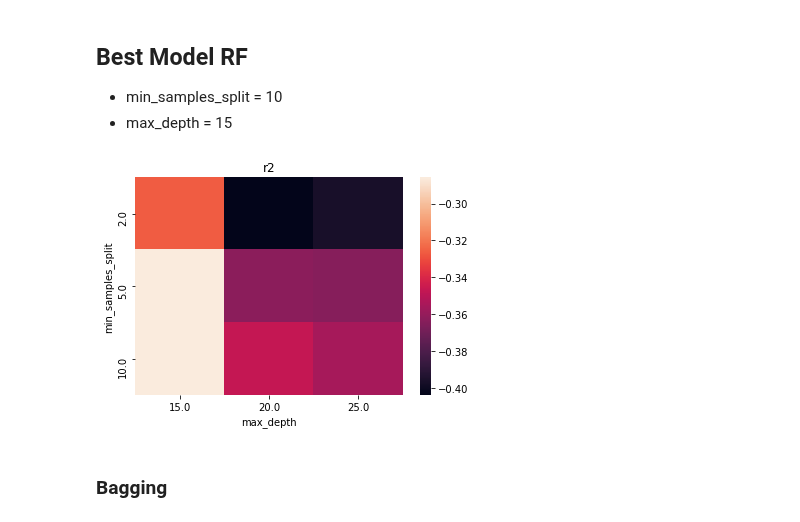
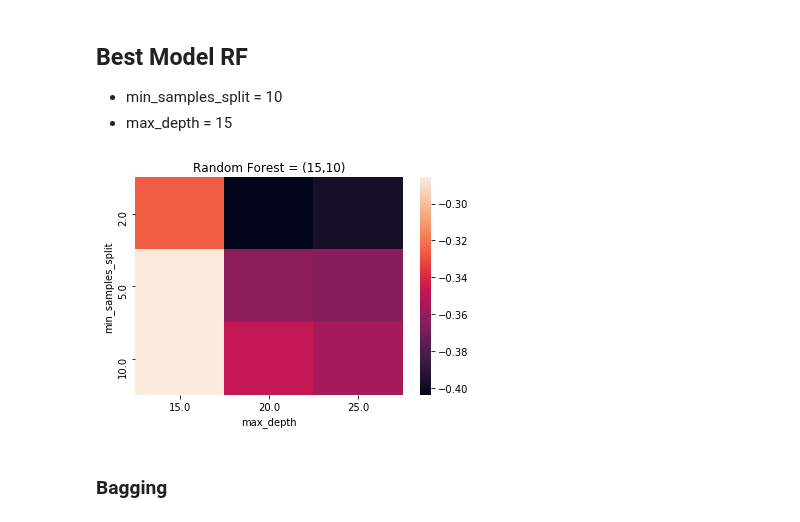
Before and after one commit to meenmo/Forecasting_Stock_Returns_via_Supervised_Learning, a Jupyter notebook: Code/AAT-DT_v12.ipynb, the cells around one changed output. Cells and saved outputs as stored; diff of their text form; code cells hidden in the pictures.

Commit message:
plots

```diff
--- a/Code/AAT-DT_v12.ipynb
+++ b/Code/AAT-DT_v12.ipynb
@@ -713,23 +733,25 @@ Best MSE:  1.0461347284116116
 # %%
 import seaborn as sns
 
 # plot nicely
 x_index = np.unique(rf_df.loc[:,'min_sample_split'])
 y_index = np.unique((rf_df.loc[:,'max_depth']))
 a = pd.DataFrame(index = x_index, columns = y_index)
 
 for i in x_index:
     for j in y_index:
         a.loc[i,j] = list(rf_df.loc[(rf_df['min_sample_split'] == i) & (rf_df['max_depth'] == j),'mean_r2'])[0]#.astype(float)
 a = a.apply(pd.to_numeric)
 sns.heatmap(a)
 plt.xlabel('max_depth')
 plt.ylabel('min_samples_split')
 plt.title('r2')
+plt.title('Random Forest = (15,10)')
 plt.savefig(plot_path+'Best_Model_RF')
+
 plt.show()
 # %% [output]
-[figure, old version]
+[figure, new version]
 # %% [markdown]
 ### Bagging
 # %%
```
Also changed, not shown: parts of 3 cells of this notebook, 5 other files.
